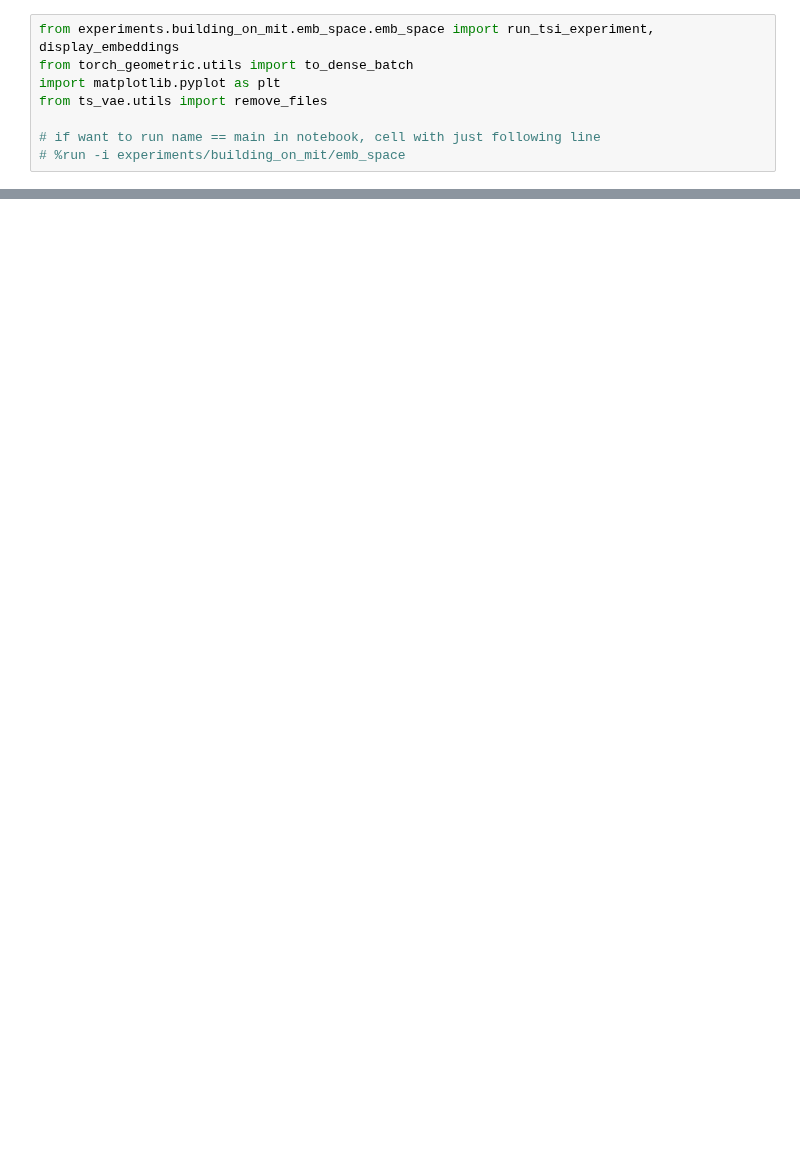
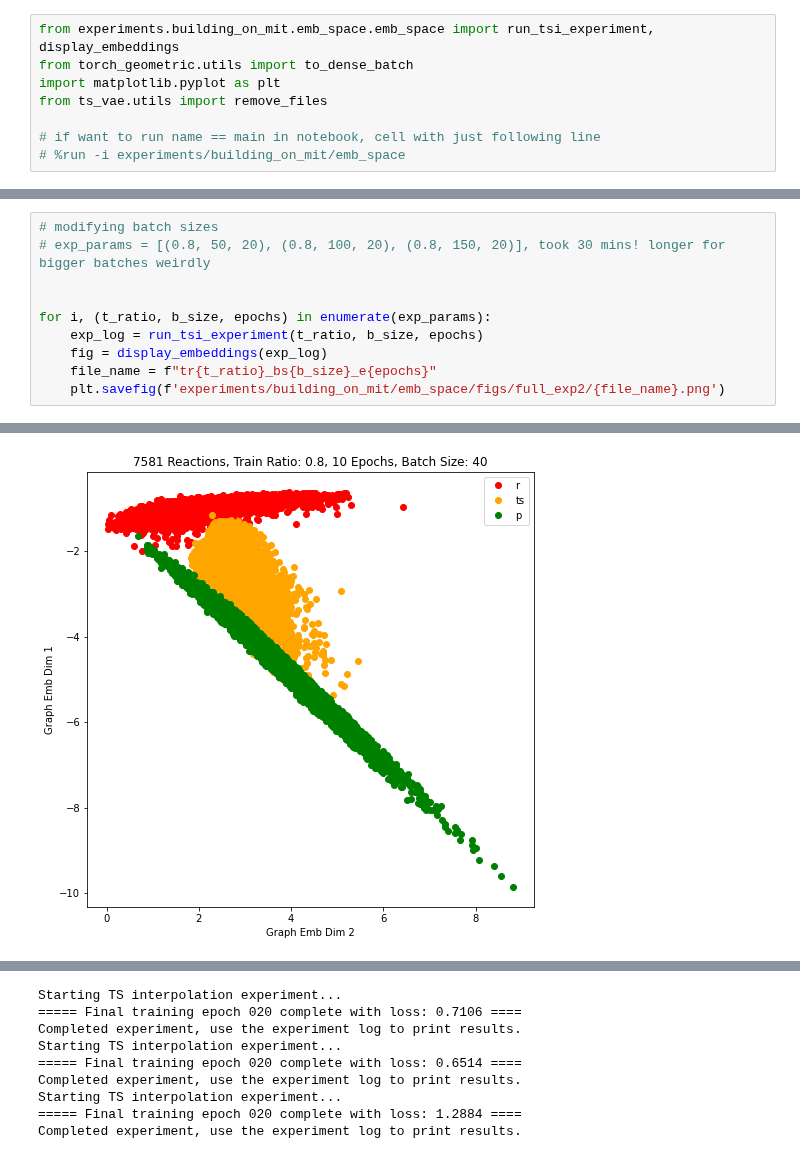
Before and after one commit to avishvj/3d-reactions, a Jupyter notebook: emb.ipynb, the cells around one changed output, grey strips where cells are left out. Cells and saved outputs as stored; diff of their text form; blank space fills up the shorter version.

```diff
--- a/emb.ipynb
+++ b/emb.ipynb
@@ -23,0 +23,11 @@ Completed experiment, use the experiment log to print results.
+# %%
+# modifying batch sizes
+# exp_params = [(0.8, 50, 20), (0.8, 100, 20), (0.8, 150, 20)], took 30 mins! longer for bigger batches weirdly
+
+
+for i, (t_ratio, b_size, epochs) in enumerate(exp_params):
+    exp_log = run_tsi_experiment(t_ratio, b_size, epochs)
+    fig = display_embeddings(exp_log)
+    file_name = f"tr{t_ratio}_bs{b_size}_e{epochs}"
+    plt.savefig(f'experiments/building_on_mit/emb_space/figs/full_exp2/{file_name}.png')
+# %% [output]
@@ -23,0 +36 @@ Completed experiment, use the experiment log to print results.
+[figure, added]
@@ -23,0 +40,9 @@ Completed experiment, use the experiment log to print results.
+Starting TS interpolation experiment...
+===== Final training epoch 020 complete with loss: 0.7106 ====
+Completed experiment, use the experiment log to print results.
+Starting TS interpolation experiment...
+===== Final training epoch 020 complete with loss: 0.6514 ====
+Completed experiment, use the experiment log to print results.
+Starting TS interpolation experiment...
+===== Final training epoch 020 complete with loss: 1.2884 ====
+Completed experiment, use the experiment log to print results.
```
Also changed, not shown: parts of 4 cells of this notebook.
